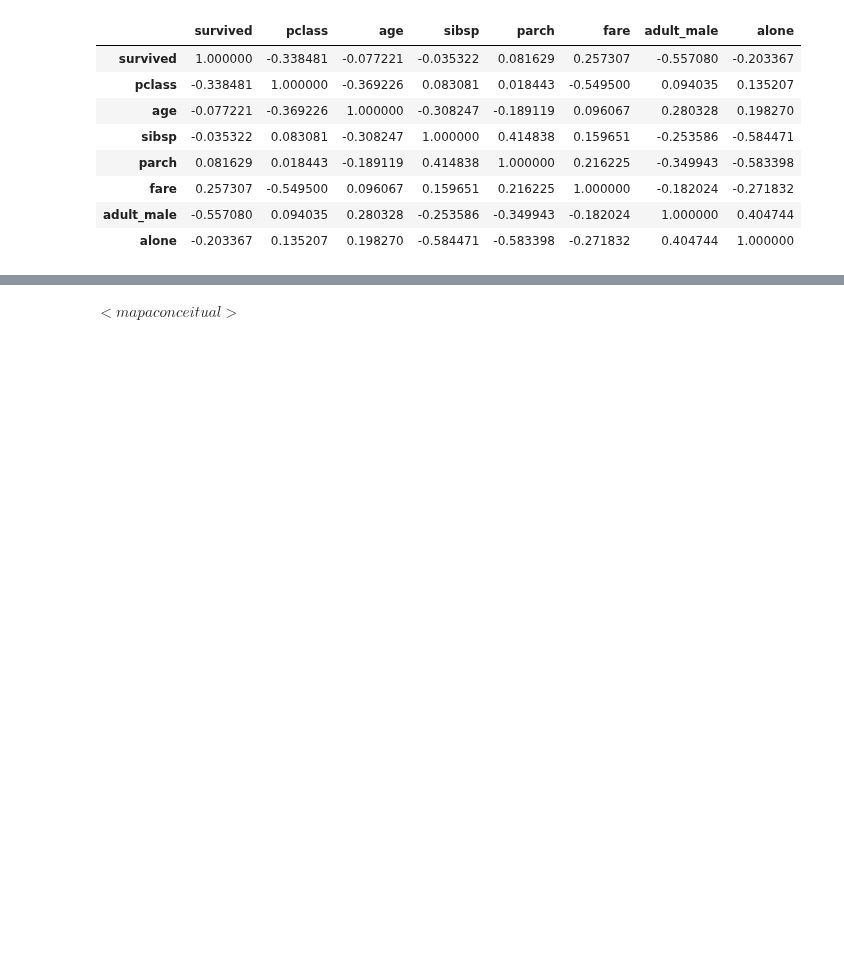
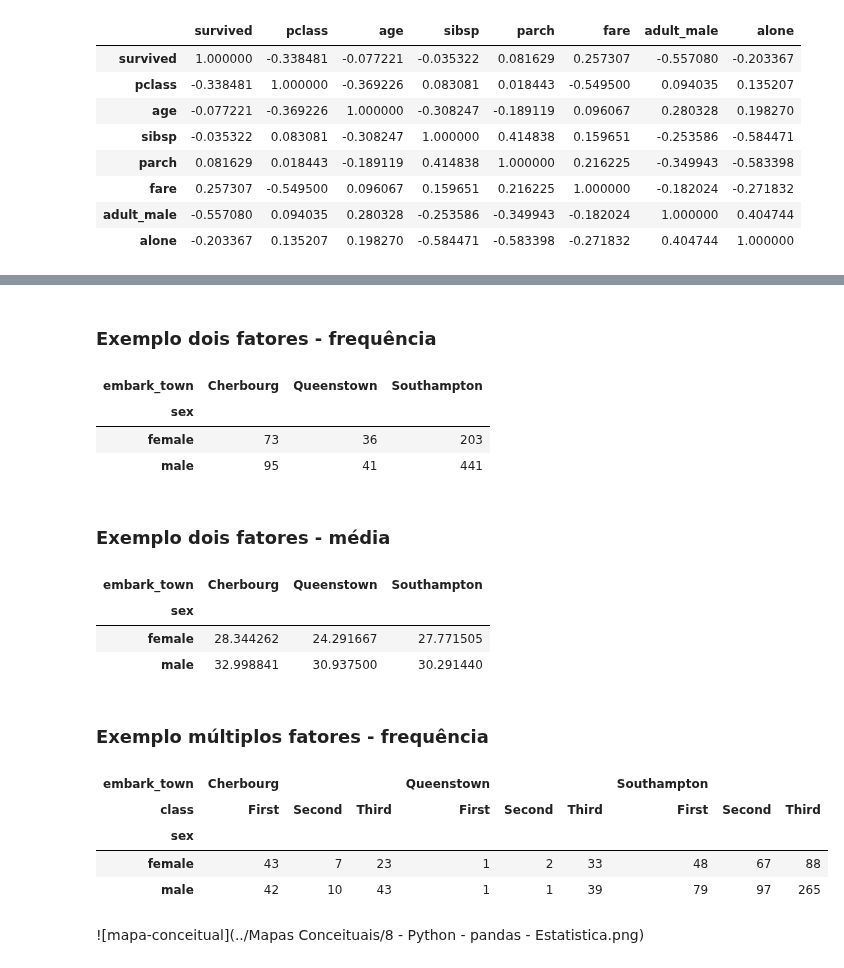
Before and after one commit to storopoli/ciencia-de-dados, a Jupyter notebook: notebooks/Aula_8_pandas_estatistica.ipynb, the cells around one changed output, grey strips where cells are left out. Saved outputs shown, nothing was run; the diff lists cells and outputs as text; code cells hidden in the pictures; blank space fills up the shorter version.

```diff
--- a/notebooks/Aula_8_pandas_estatistica.ipynb
+++ b/notebooks/Aula_8_pandas_estatistica.ipynb
@@ -283,2 +400,30 @@ https://medium.com/@naomi.fridman/pandas-groupby-explained-with-titanic-6a1c47eb
+# %% [markdown]
+### Exemplo dois fatores - frequência
+# %%
+pd.crosstab(titanic['sex'], titanic['embark_town'])
+# %% [output]
+| embark_town | Cherbourg | Queenstown | Southampton |
+| sex |  |  |  |
+| female | 73 | 36 | 203 |
+| male | 95 | 41 | 441 |
+# %% [markdown]
+### Exemplo dois fatores - média
+# %%
+pd.crosstab(titanic['sex'], titanic['embark_town'], aggfunc='mean', values = titanic['age'])
+# %% [output]
+| embark_town | Cherbourg | Queenstown | Southampton |
+| sex |  |  |  |
+| female | 28.344262 | 24.291667 | 27.771505 |
+| male | 32.998841 | 30.937500 | 30.291440 |
+# %% [markdown]
+### Exemplo múltiplos fatores - frequência
+# %%
+pd.crosstab(titanic['sex'], [titanic['embark_town'], titanic['class']])
+# %% [output]
+| embark_town | Cherbourg |  |  | Queenstown |  |  | Southampton |  |  |
+| class | First | Second | Third | First | Second | Third | First | Second | Third |
+| sex |  |  |  |  |  |  |  |  |  |
+| female | 43 | 7 | 23 | 1 | 2 | 33 | 48 | 67 | 88 |
+| male | 42 | 10 | 43 | 1 | 1 | 39 | 79 | 97 | 265 |
 # %% [markdown]
-$<mapa conceitual>$
+![mapa-conceitual](../Mapas Conceituais/8 - Python - pandas - Estatistica.png)
```
Also changed, not shown: parts of 19 cells of this notebook, 3 other files.
